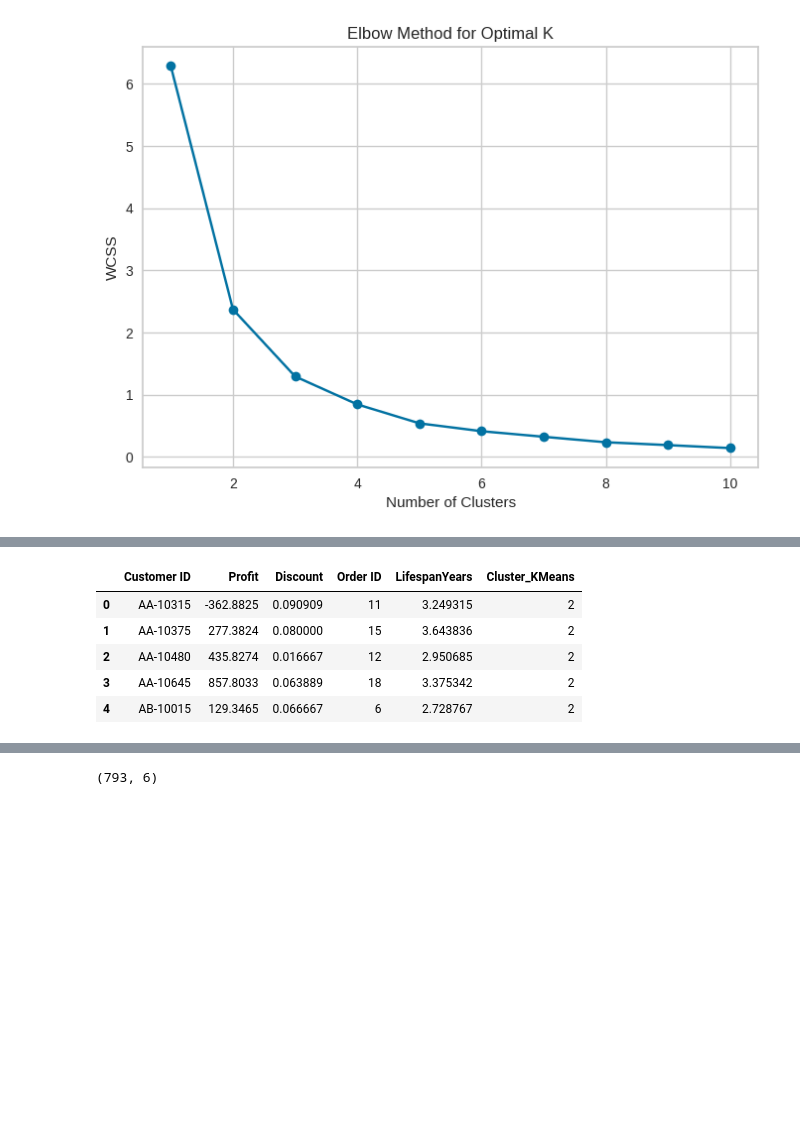
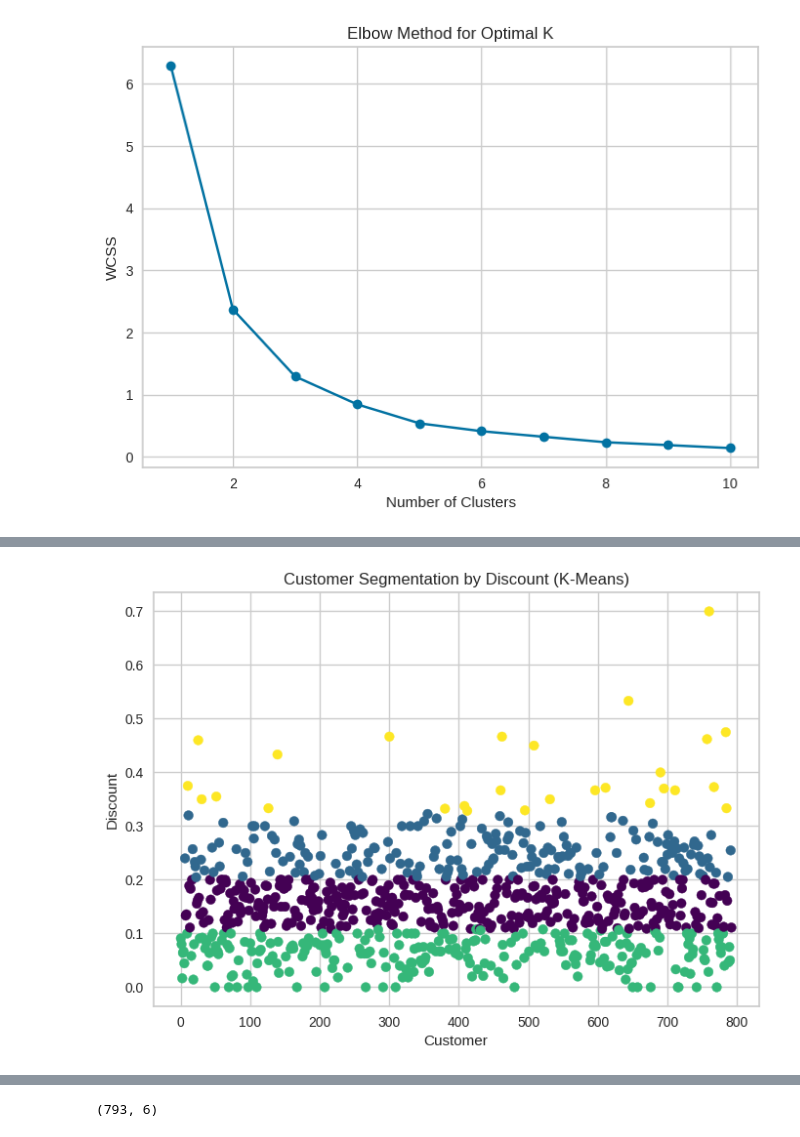
Before and after one commit to sheikita/SDS-Clustering, a Jupyter notebook: TestSegmentation.ipynb, the cells around one changed output, grey strips where cells are left out. Drawn from its saved outputs; the diff is of its cells as text; code cells hidden in the pictures; blank space fills up the shorter version.

Commit message:
Customer is key

```diff
--- a/TestSegmentation.ipynb
+++ b/TestSegmentation.ipynb
@@ -1350,11 +1339,12 @@ dfddiscount.head()
-# %%
-
-dfddiscount = dfddiscount.reset_index()
-dfddiscount.head()
-# %% [output]
-|  | Customer ID | Profit | Discount | Order ID | LifespanYears | Cluster_KMeans |
-| 0 | AA-10315 | -362.8825 | 0.090909 | 11 | 3.249315 | 2 |
-| 1 | AA-10375 | 277.3824 | 0.080000 | 15 | 3.643836 | 2 |
-| 2 | AA-10480 | 435.8274 | 0.016667 | 12 | 2.950685 | 2 |
-| 3 | AA-10645 | 857.8033 | 0.063889 | 18 | 3.375342 | 2 |
-| 4 | AB-10015 | 129.3465 | 0.066667 | 6 | 2.728767 | 2 |
+# %%
+# Apply K-Means clustering
+kmeans = KMeans(n_clusters=4, random_state=42)
+dfddiscount['Cluster_KMeans'] = kmeans.fit_predict(dfd.values.reshape(-1, 1))
+
+plt.scatter(dfddiscount.index,dfddiscount['Discount'], c=dfddiscount['Cluster_KMeans'], cmap='viridis')
+plt.title('Customer Segmentation by Discount (K-Means)')
+plt.xlabel('Customer')
+plt.ylabel('Discount')
+plt.show()
+# %% [output]
+[figure, added]
```
Also changed, not shown: parts of 15 cells of this notebook.
